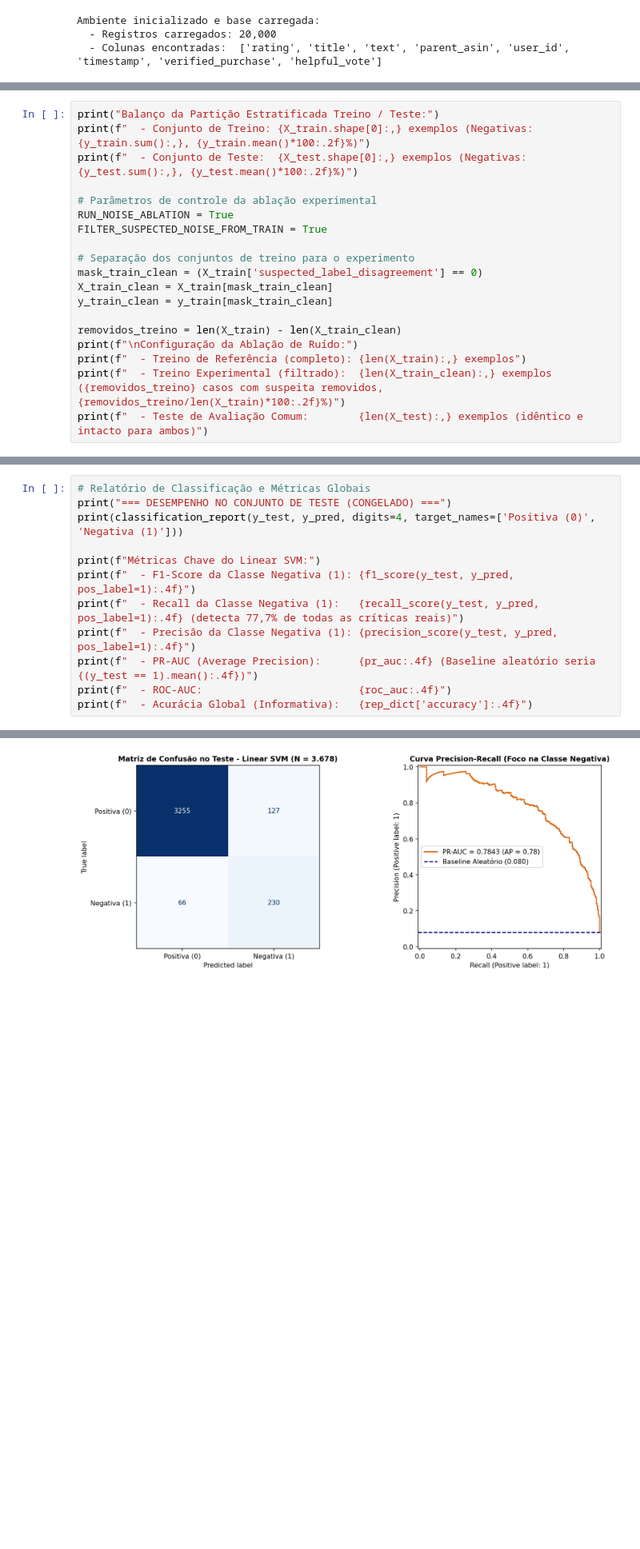
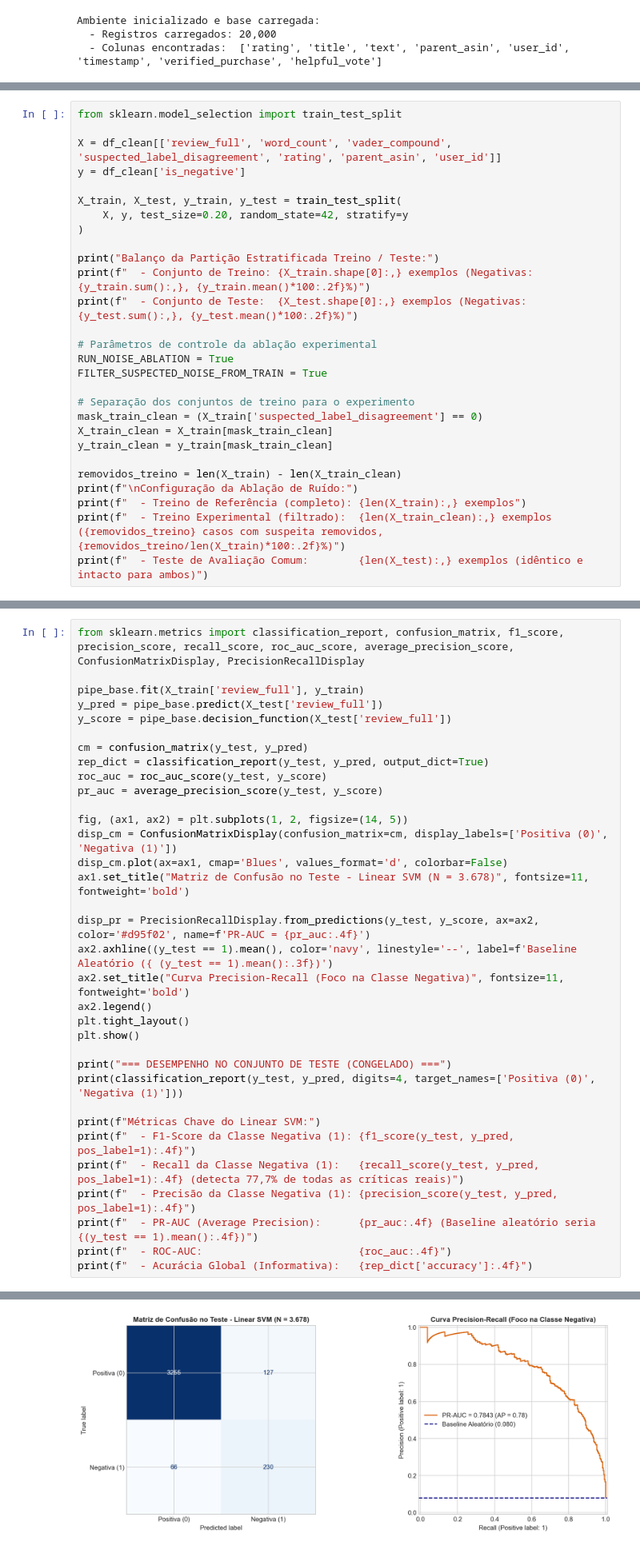
Before and after one commit to luticaa/mineracao-de-dados-projeto-final, a Jupyter notebook: projeto_integrador_mineracao_dados.ipynb, the cells around one changed output, grey strips where cells are left out. Shown at 80% size. Saved outputs shown, nothing was run; the diff lists cells and outputs as text; blank space fills up the shorter version.

```diff
--- a/projeto_integrador_mineracao_dados.ipynb
+++ b/projeto_integrador_mineracao_dados.ipynb
@@ -206,6 +266,15 @@ Para atender com rigor ao critério mais exigente da disciplina (Seções 2 e 7
    - Qualquer etapa de aprendizado estatístico — como cálculo de vocabulário, $IDF$, seleção de atributos e projeção via SVD/PCA — ocorre **exclusivamente dentro de objetos `Pipeline` do Scikit-Learn** ajustados sobre os dados de treino de cada fold de validação cruzada.
 3. **Ablação de Ruído no Treino:** Na hipótese experimental de filtragem, os casos suspeitos são removidos **apenas do conjunto de treino**. O conjunto de teste original permanece 100% íntegro e idêntico em ambos os cenários para garantir comparação honesta e sem privilégios.
 # %%
+from sklearn.model_selection import train_test_split
+
+X = df_clean[['review_full', 'word_count', 'vader_compound', 'suspected_label_disagreement', 'rating', 'parent_asin', 'user_id']]
+y = df_clean['is_negative']
+
+X_train, X_test, y_train, y_test = train_test_split(
+    X, y, test_size=0.20, random_state=42, stratify=y
+)
+
 print("Balanço da Partição Estratificada Treino / Teste:")
 print(f"  - Conjunto de Treino: {X_train.shape[0]:,} exemplos (Negativas: {y_train.sum():,}, {y_train.mean()*100:.2f}%)")
 print(f"  - Conjunto de Teste:  {X_test.shape[0]:,} exemplos (Negativas: {y_test.sum():,}, {y_test.mean()*100:.2f}%)")
@@ -330,7 +476,29 @@ Neste problema de e-commerce, os dois tipos de erro têm consequências muito di
 - **Falso Negativo (FN):** O cliente detestou o livro (avaliação negativa real), mas o modelo previu como positiva. **Custo Alto**: o consumidor insatisfeito passa despercebido, gerando perda do cliente (*churn*), cancelamentos e perda de reputação.
 - **Falso Positivo (FP):** O cliente gostou do livro (avaliação positiva real), mas o modelo previu como negativa. **Custo Baixo**: um atendente ou analista checará a resenha e verificará rapidamente que o cliente estava satisfeito.
 # %%
-# Relatório de Classificação e Métricas Globais
+from sklearn.metrics import classification_report, confusion_matrix, f1_score, precision_score, recall_score, roc_auc_score, average_precision_score, ConfusionMatrixDisplay, PrecisionRecallDisplay
+
+pipe_base.fit(X_train['review_full'], y_train)
+y_pred = pipe_base.predict(X_test['review_full'])
+y_score = pipe_base.decision_function(X_test['review_full'])
+
+cm = confusion_matrix(y_test, y_pred)
+rep_dict = classification_report(y_test, y_pred, output_dict=True)
+roc_auc = roc_auc_score(y_test, y_score)
+pr_auc = average_precision_score(y_test, y_score)
+
+fig, (ax1, ax2) = plt.subplots(1, 2, figsize=(14, 5))
+disp_cm = ConfusionMatrixDisplay(confusion_matrix=cm, display_labels=['Positiva (0)', 'Negativa (1)'])
+disp_cm.plot(ax=ax1, cmap='Blues', values_format='d', colorbar=False)
+ax1.set_title("Matriz de Confusão no Teste - Linear SVM (N = 3.678)", fontsize=11, fontweight='bold')
+
+disp_pr = PrecisionRecallDisplay.from_predictions(y_test, y_score, ax=ax2, color='#d95f02', name=f'PR-AUC = {pr_auc:.4f}')
+ax2.axhline((y_test == 1).mean(), color='navy', linestyle='--', label=f'Baseline Aleatório ({ (y_test == 1).mean():.3f})')
+ax2.set_title("Curva Precision-Recall (Foco na Classe Negativa)", fontsize=11, fontweight='bold')
+ax2.legend()
+plt.tight_layout()
+plt.show()
+
 print("=== DESEMPENHO NO CONJUNTO DE TESTE (CONGELADO) ===")
 print(classification_report(y_test, y_pred, digits=4, target_names=['Positiva (0)', 'Negativa (1)']))
 
@@ -354,12 +522,12 @@ weighted avg     0.9529    0.9475    0.9496      3678
 
 Métricas Chave do Linear SVM:
   - F1-Score da Classe Negativa (1): 0.7044
   - Recall da Classe Negativa (1):   0.7770 (detecta 77,7% de todas as críticas reais)
   - Precisão da Classe Negativa (1): 0.6443
   - PR-AUC (Average Precision):      0.7843 (Baseline aleatório seria 0.0805)
   - ROC-AUC:                         0.9689
   - Acurácia Global (Informativa):   0.9475
-[figure, old version]
+[figure, new version]
 # %% [markdown]
 ### 10. Análise Qualitativa dos Erros
 
```
Also changed, not shown: parts of 14 cells of this notebook, 7 other files.
